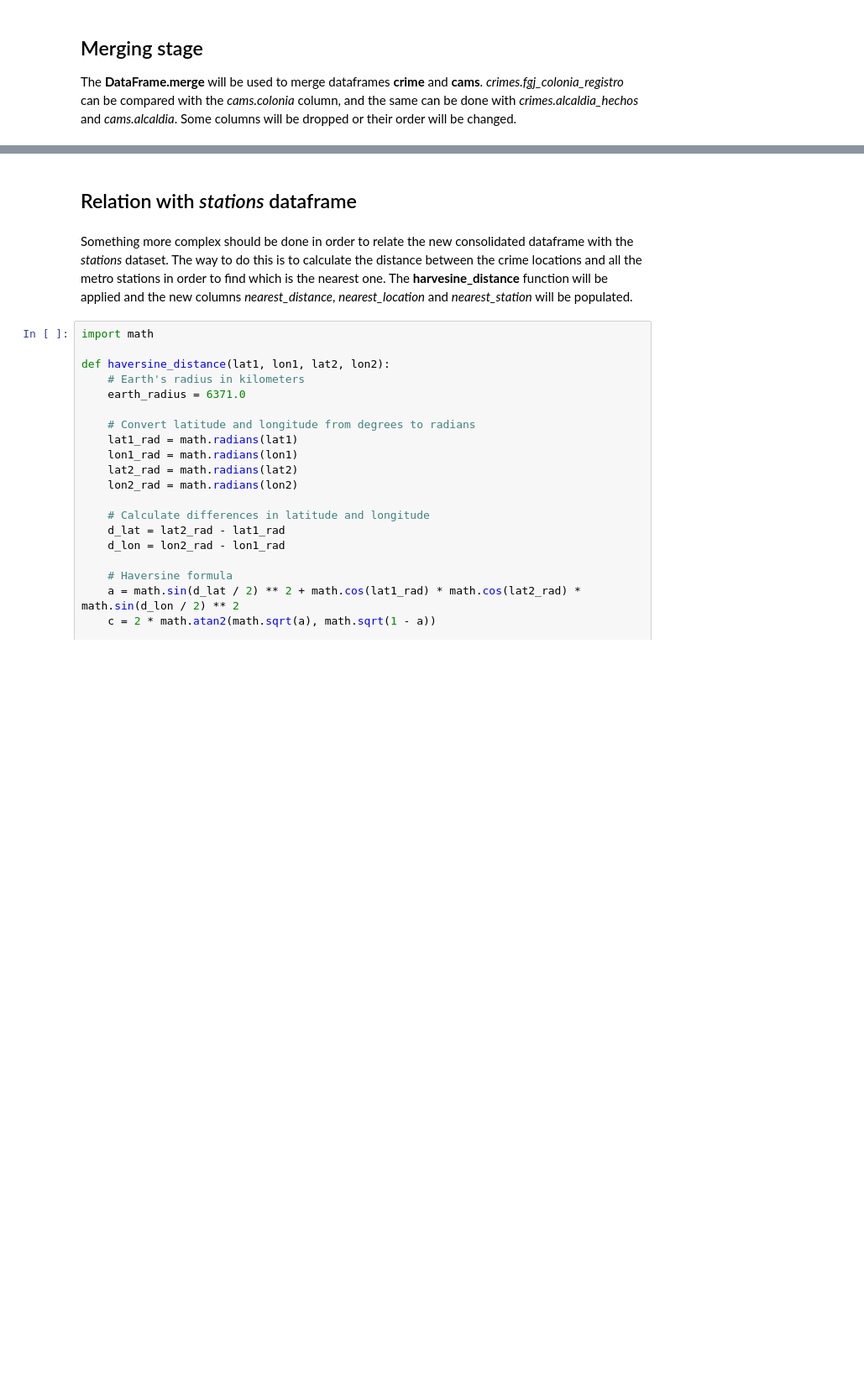
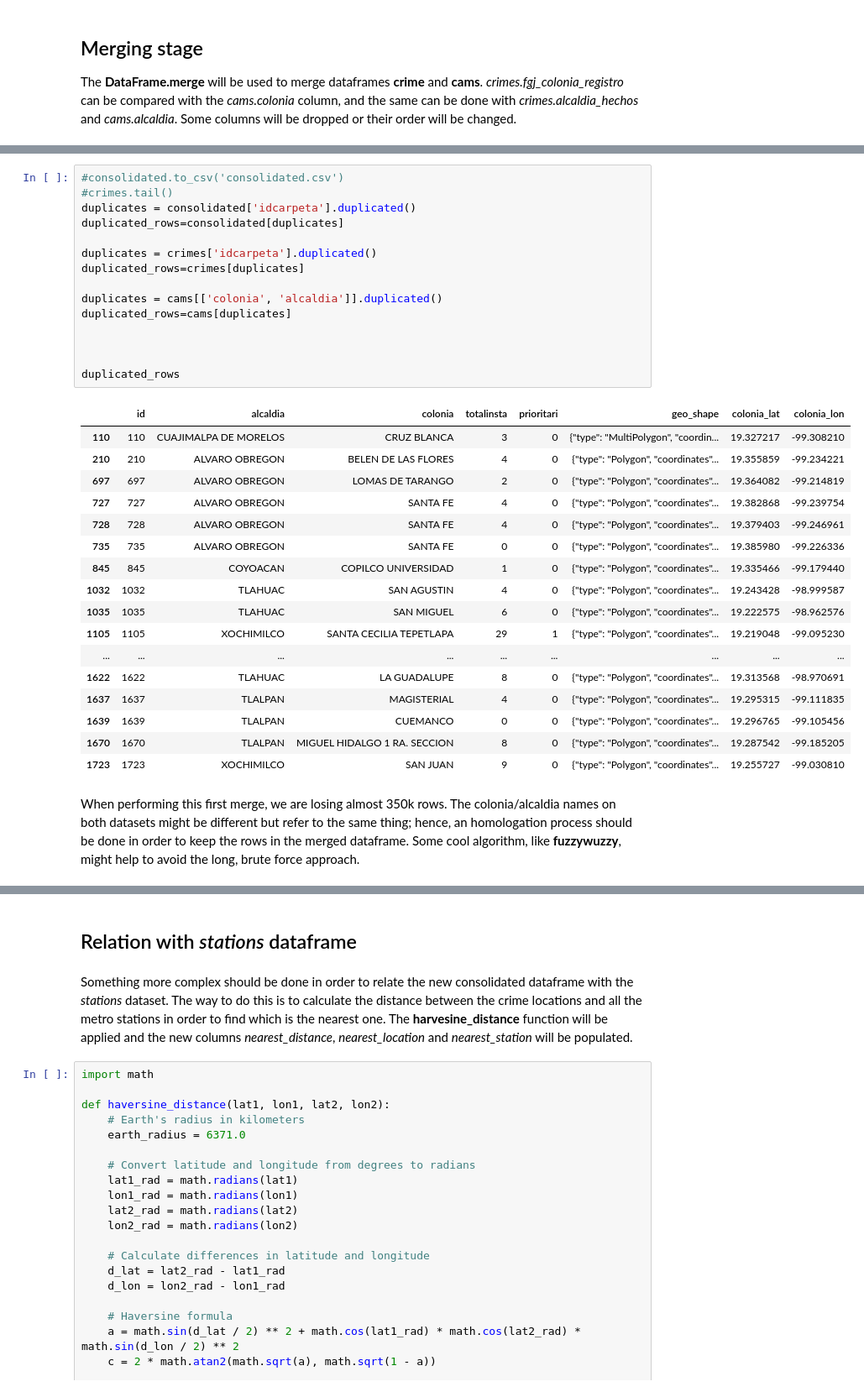
Before and after one commit to marcocasillas91/sdc-security, a Jupyter notebook: notebooks/1_first_datalake.ipynb, the cells around one changed output, grey strips where cells are left out. Shown at 84% size. Cells and saved outputs as stored; diff of their text form; blank space fills up the shorter version.

```diff
--- a/notebooks/1_first_datalake.ipynb
+++ b/notebooks/1_first_datalake.ipynb
@@ -306,0 +491,35 @@ consolidated.head()
+# %%
+#consolidated.to_csv('consolidated.csv')
+#crimes.tail()
+duplicates = consolidated['idcarpeta'].duplicated()
+duplicated_rows=consolidated[duplicates]
+
+duplicates = crimes['idcarpeta'].duplicated()
+duplicated_rows=crimes[duplicates]
+
+duplicates = cams[['colonia', 'alcaldia']].duplicated()
+duplicated_rows=cams[duplicates]
+
+
+
+duplicated_rows
+# %% [output]
+|  | id | alcaldia | colonia | totalinsta | prioritari | geo_shape | colonia_lat | colonia_lon |
+| 110 | 110 | CUAJIMALPA DE MORELOS | CRUZ BLANCA | 3 | 0 | {"type": "MultiPolygon", "coordin... | 19.327217 | -99.308210 |
+| 210 | 210 | ALVARO OBREGON | BELEN DE LAS FLORES | 4 | 0 | {"type": "Polygon", "coordinates"... | 19.355859 | -99.234221 |
+| 697 | 697 | ALVARO OBREGON | LOMAS DE TARANGO | 2 | 0 | {"type": "Polygon", "coordinates"... | 19.364082 | -99.214819 |
+| 727 | 727 | ALVARO OBREGON | SANTA FE | 4 | 0 | {"type": "Polygon", "coordinates"... | 19.382868 | -99.239754 |
+| 728 | 728 | ALVARO OBREGON | SANTA FE | 4 | 0 | {"type": "Polygon", "coordinates"... | 19.379403 | -99.246961 |
+| 735 | 735 | ALVARO OBREGON | SANTA FE | 0 | 0 | {"type": "Polygon", "coordinates"... | 19.385980 | -99.226336 |
+| 845 | 845 | COYOACAN | COPILCO UNIVERSIDAD | 1 | 0 | {"type": "Polygon", "coordinates"... | 19.335466 | -99.179440 |
+| 1032 | 1032 | TLAHUAC | SAN AGUSTIN | 4 | 0 | {"type": "Polygon", "coordinates"... | 19.243428 | -98.999587 |
+| 1035 | 1035 | TLAHUAC | SAN MIGUEL | 6 | 0 | {"type": "Polygon", "coordinates"... | 19.222575 | -98.962576 |
+| 1105 | 1105 | XOCHIMILCO | SANTA CECILIA TEPETLAPA | 29 | 1 | {"type": "Polygon", "coordinates"... | 19.219048 | -99.095230 |
+| ... | ... | ... | ... | ... | ... | ... | ... | ... |
+| 1622 | 1622 | TLAHUAC | LA GUADALUPE | 8 | 0 | {"type": "Polygon", "coordinates"... | 19.313568 | -98.970691 |
+| 1637 | 1637 | TLALPAN | MAGISTERIAL | 4 | 0 | {"type": "Polygon", "coordinates"... | 19.295315 | -99.111835 |
+| 1639 | 1639 | TLALPAN | CUEMANCO | 0 | 0 | {"type": "Polygon", "coordinates"... | 19.296765 | -99.105456 |
+| 1670 | 1670 | TLALPAN | MIGUEL HIDALGO 1 RA. SECCION | 8 | 0 | {"type": "Polygon", "coordinates"... | 19.287542 | -99.185205 |
+| 1723 | 1723 | XOCHIMILCO | SAN JUAN | 9 | 0 | {"type": "Polygon", "coordinates"... | 19.255727 | -99.030810 |
+# %% [markdown]
+When performing this first merge, we are losing almost 350k rows. The colonia/alcaldia names on both datasets might be different but refer to the same thing; hence, an homologation process should be done in order to keep the rows in the merged dataframe. Some cool algorithm, like **fuzzywuzzy**, might help to avoid the long, brute force approach.
```
Also changed, not shown: parts of 88 cells of this notebook.
